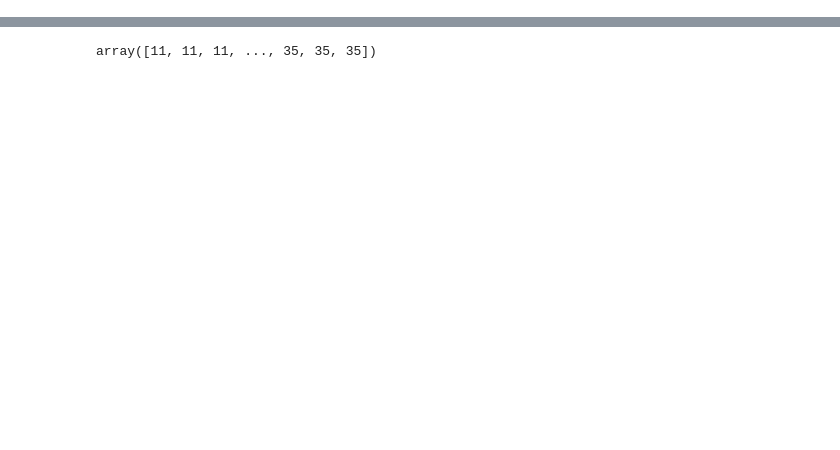
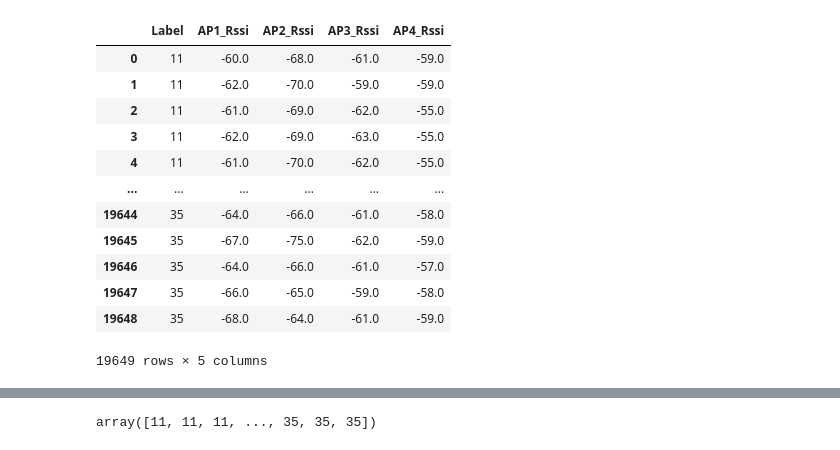
Before and after one commit to kuku000/csi_tool, a Jupyter notebook: fingerprint_localization/rssi_DNN.ipynb, the cells around one changed output, grey strips where cells are left out. Cells and saved outputs as stored; diff of their text form; code cells hidden in the pictures; blank space fills up the shorter version.

```diff
--- a/fingerprint_localization/rssi_DNN.ipynb
+++ b/fingerprint_localization/rssi_DNN.ipynb
@@ -16,3 +97,27 @@ data = pd.read_csv("/media/mcs/1441ae67-d7cd-43e6-b028-169f78661a2f/kyle/csi_too
+# %%
+df["Label"] = (
+    df["Label"]
+    .map(label_to_coordinates_swapped)   # 由 "1-1" → (0,0)
+    .map(coordinate_to_label2)   # 由 (0,0) → 1 (或其他整數標籤)
+)
+# %%
+data = df.drop(columns=['timeStemp', 'AP1_Distance (mm)', 'AP2_Distance (mm)', 'AP3_Distance (mm)', 'AP4_Distance (mm)', 'AP1_StdDev (mm)','AP2_StdDev (mm)', 'AP3_StdDev (mm)', 'AP4_StdDev (mm)'])
+# %%
+data
+# %% [output]
+|  | Label | AP1_Rssi | AP2_Rssi | AP3_Rssi | AP4_Rssi |
+| 0 | 11 | -60.0 | -68.0 | -61.0 | -59.0 |
+| 1 | 11 | -62.0 | -70.0 | -59.0 | -59.0 |
+| 2 | 11 | -61.0 | -69.0 | -62.0 | -55.0 |
+| 3 | 11 | -62.0 | -69.0 | -63.0 | -55.0 |
+| 4 | 11 | -61.0 | -70.0 | -62.0 | -55.0 |
+| ... | ... | ... | ... | ... | ... |
+| 19644 | 35 | -64.0 | -66.0 | -61.0 | -58.0 |
+| 19645 | 35 | -67.0 | -75.0 | -62.0 | -59.0 |
+| 19646 | 35 | -64.0 | -66.0 | -61.0 | -57.0 |
+| 19647 | 35 | -66.0 | -65.0 | -59.0 | -58.0 |
+| 19648 | 35 | -68.0 | -64.0 | -61.0 | -59.0 |
+19649 rows × 5 columns
 # %%
 coordinates = {
         1: (0, 0), 40: (0.6, 0), 39: (1.2, 0), 38: (1.8, 0), 37: (2.4, 0),
```
Also changed, not shown: parts of 20 cells of this notebook, 13 other files.
